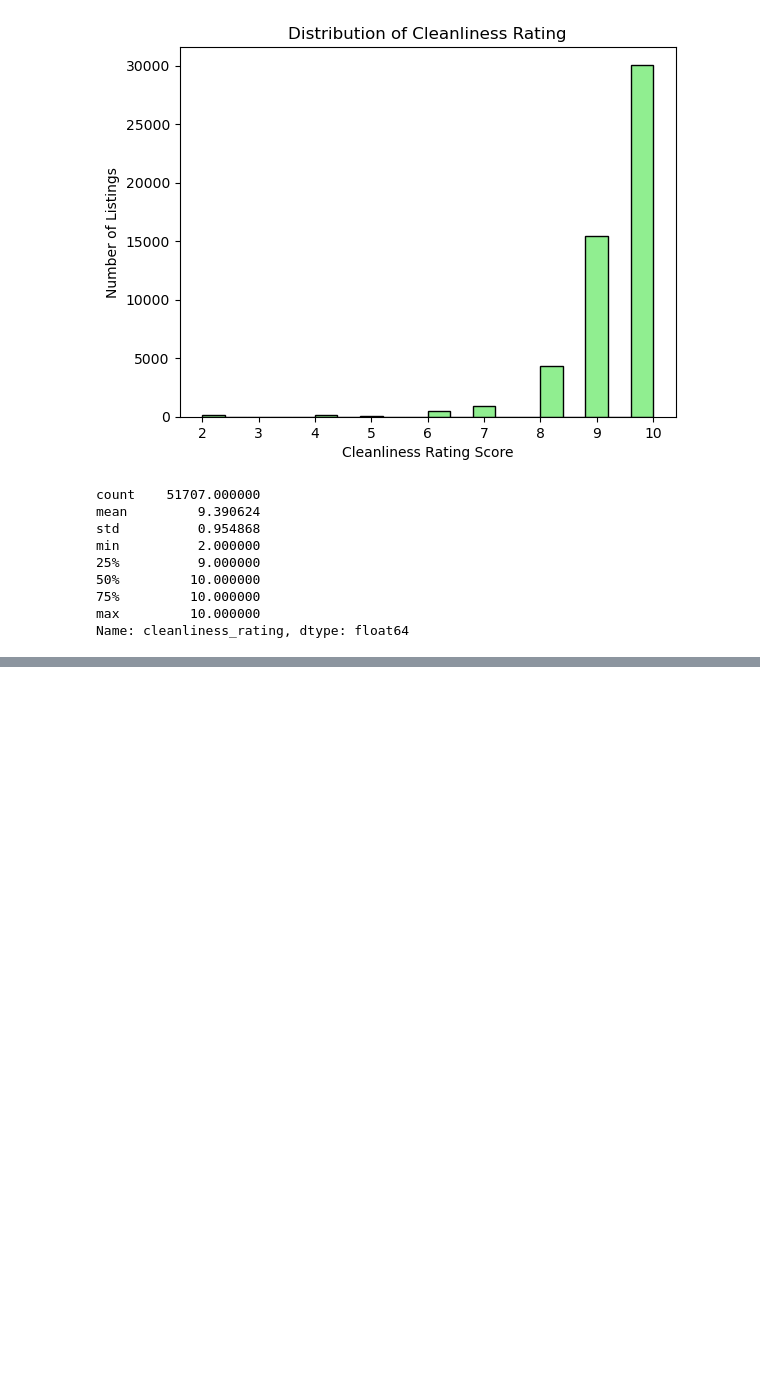
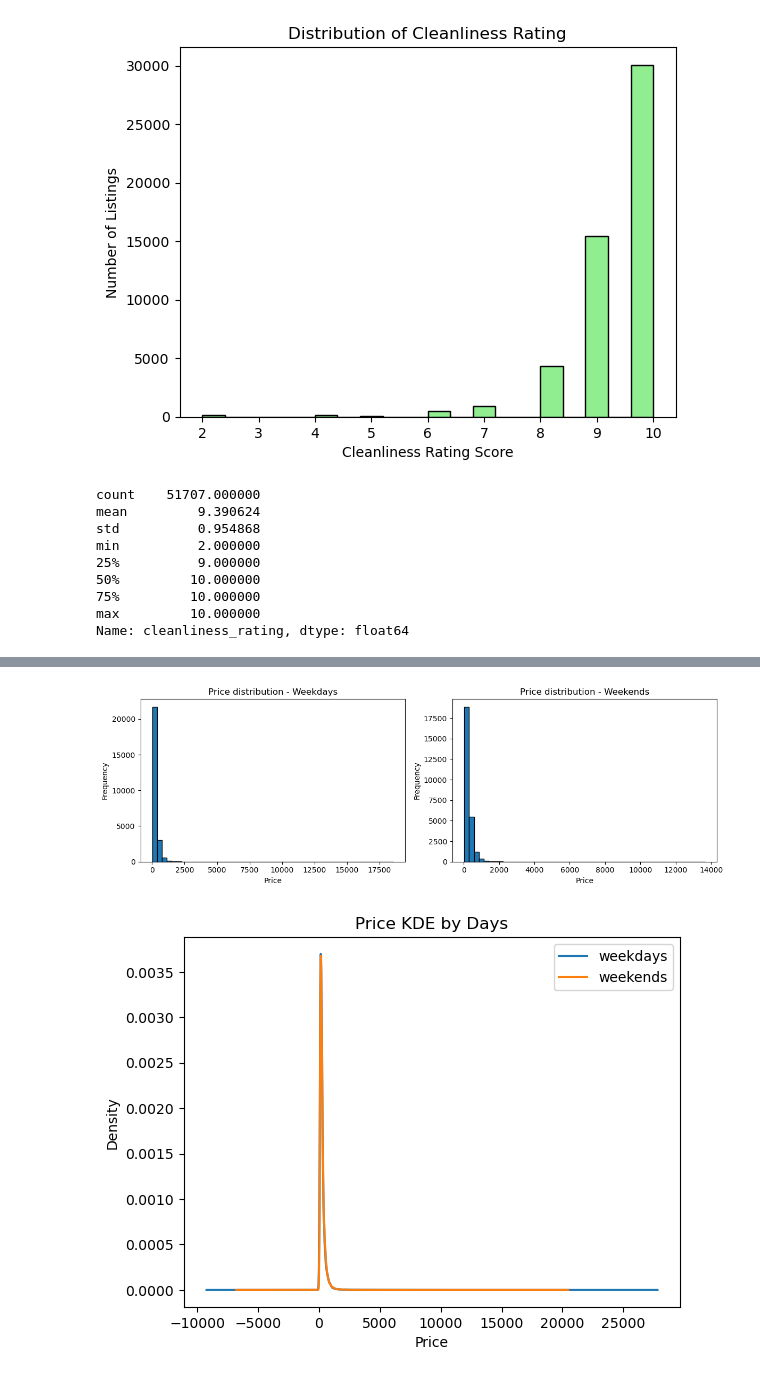
Before and after one commit to Titaniel3/ASDA_2025_Group_1_Portfolio_new, a Jupyter notebook: notebooks/Week4_Homework_neu.ipynb, the cells around one changed output, grey strips where cells are left out. Drawn from its saved outputs; the diff is of its cells as text; code cells hidden in the pictures; blank space fills up the shorter version.

```diff
--- a/notebooks/Week4_Homework_neu.ipynb
+++ b/notebooks/Week4_Homework_neu.ipynb
@@ -400,0 +409,21 @@ Name: cleanliness_rating, dtype: float64
+# %%
+# histograms side-by-side
+fig, axes = plt.subplots(1,2, figsize=(12,4))
+df[df['days']=='weekdays']['Price'].plot(kind='hist', bins=50, ax=axes[0], edgecolor='black')
+axes[0].set_title('Price distribution - Weekdays')
+axes[0].set_xlabel('Price')
+
+df[df['days']=='weekends']['Price'].plot(kind='hist', bins=50, ax=axes[1], edgecolor='black')
+axes[1].set_title('Price distribution - Weekends')
+axes[1].set_xlabel('Price')
+plt.tight_layout()
+plt.show()
+
+# KDEs overlapping
+df.groupby('days')['Price'].plot(kind='kde', legend=True)
+plt.title('Price KDE by Days')
+plt.xlabel('Price')
+plt.show()
+# %% [output]
+[figure, added]
+[figure, added]
```
Also changed, not shown: parts of 3 cells of this notebook.
